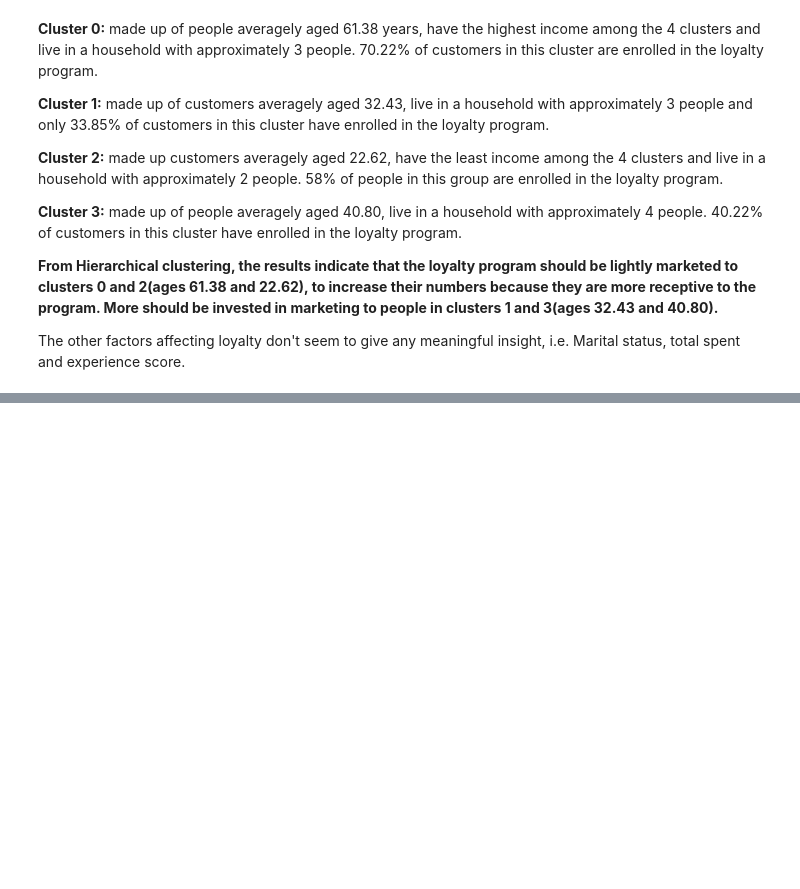
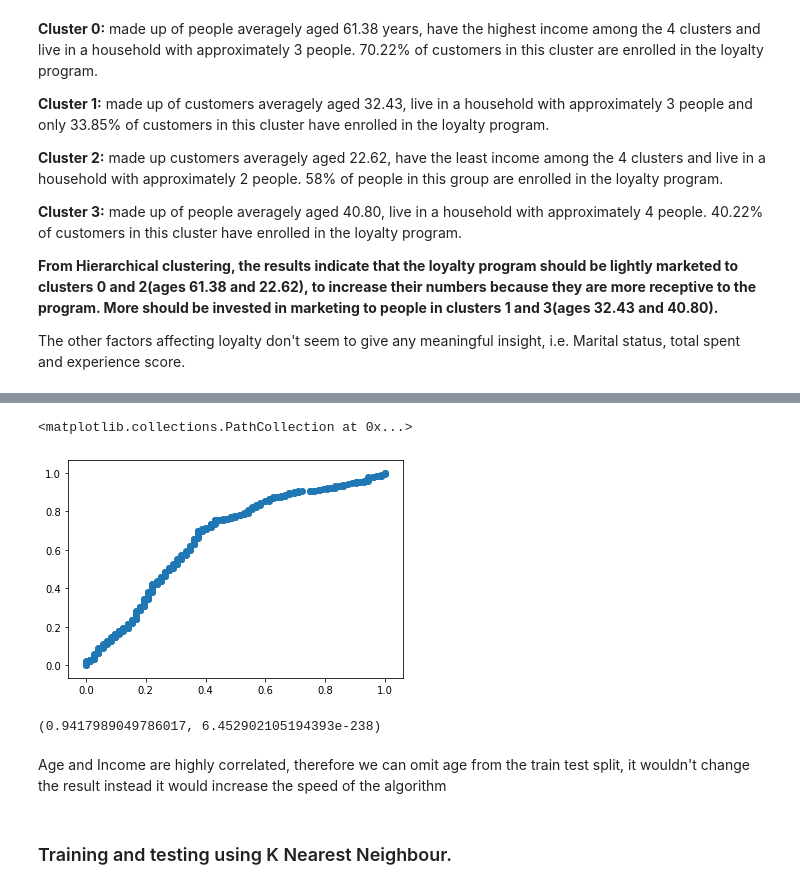
Before and after one commit to CikuKariuki/Retailer-X, a Jupyter notebook: analysis/Retailer X.ipynb, the cells around one changed output, grey strips where cells are left out. Drawn from its saved outputs; the diff is of its cells as text; code cells hidden in the pictures; blank space fills up the shorter version.

```diff
--- a/analysis/Retailer X.ipynb
+++ b/analysis/Retailer X.ipynb
@@ -606,0 +672,3 @@ The other factors affecting loyalty don't seem to give any meaningful insight, i
+# %%
+classification_df_column_names = classification_df.columns.values
+classification_df_column_names
@@ -606,0 +678,3 @@ The other factors affecting loyalty don't seem to give any meaningful insight, i
+# %%
+classification_df = preprocessing.minmax_scale(classification_df)
+classification_df
@@ -606,0 +689,3 @@ The other factors affecting loyalty don't seem to give any meaningful insight, i
+# %%
+classification_df = pd.DataFrame(classification_df, columns = classification_df_column_names)
+classification_df.head()
@@ -606,0 +699,4 @@ The other factors affecting loyalty don't seem to give any meaningful insight, i
+# %%
+# merge scaled data with scaled data.
+classification_df = pd.concat([classification_df, target_var], axis = 1)
+classification_df.head()
@@ -606,0 +713,11 @@ The other factors affecting loyalty don't seem to give any meaningful insight, i
+# %%
+plt.scatter(classification_df['AGE'], classification_df['INCOME'])
+# %% [output]
+<matplotlib.collections.PathCollection at 0x...>
+[figure, added]
+# %%
+pearsonr(classification_df['AGE'], classification_df['INCOME'])
+# %% [output]
+(0.9417989049786017, 6.452902105194393e-238)
+# %% [markdown]
+Age and Income are highly correlated, therefore we can omit age from the train test split, it wouldn't change the result instead it would increase the speed of the algorithm
@@ -606,0 +727,2 @@ The other factors affecting loyalty don't seem to give any meaningful insight, i
+# %% [markdown]
+### Training and testing using K Nearest Neighbour.
```
Also changed, not shown: parts of 28 cells of this notebook.
